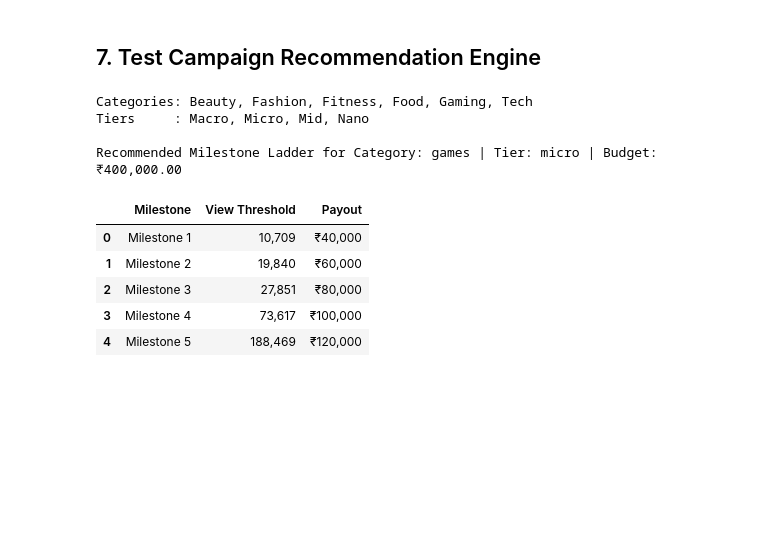
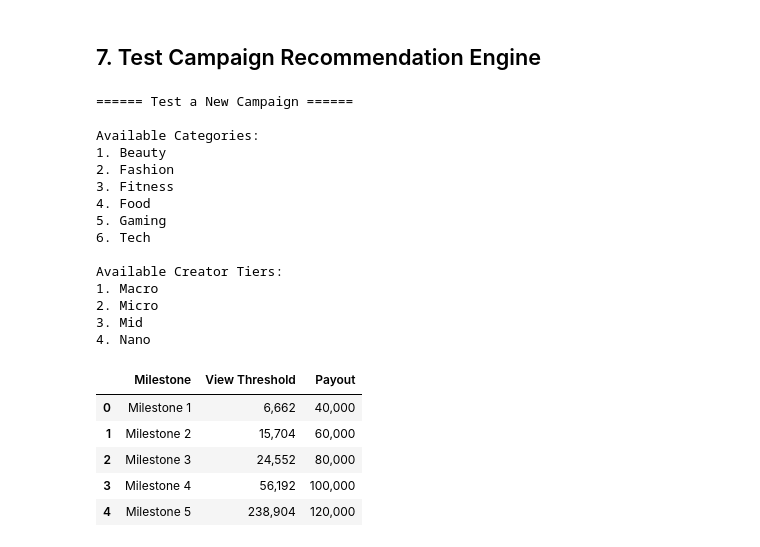
Before and after one commit to ahemedsh/Milestone-Optimization-for-Brand-Campaigns, a Jupyter notebook: notebook/Milestone_Optimization_for_Brand_Campaigns.ipynb, the cells around one changed output. Drawn from its saved outputs; the diff is of its cells as text; code cells hidden in the pictures; blank space fills up the shorter version.

```diff
--- a/notebook/Milestone_Optimization_for_Brand_Campaigns.ipynb
+++ b/notebook/Milestone_Optimization_for_Brand_Campaigns.ipynb
@@ -448,35 +448,63 @@ Backtesting Summary:
 # %% [markdown]
 ## 7. Test Campaign Recommendation Engine
 # %%
-cat_options = sorted(campaigns["category"].unique())
-tier_options = sorted(campaigns["target_creator_tier"].unique())
+import pandas as pd
 
-print("Categories:", ", ".join(cat_options))
-print("Tiers     :", ", ".join(tier_options))
+print("====== Test a New Campaign ======\n")
+
+categories = sorted(campaigns["category"].unique())
+print("Available Categories:")
+for idx, cat in enumerate(categories, 1):
+    print(f"{idx}. {cat}")
 
 try:
-    user_cat = input(f"\nEnter Category ({cat_options[0]}): ").strip() or cat_options[0]
-    user_tier = input(f"Enter Creator Tier ({tier_options[1]}): ").strip() or tier_options[1]
-    user_budget = float(input("Enter Campaign Budget (50000): ") or 50000)
+    cat_idx = int(input("\nSelect Category (number): ")) - 1
+    user_cat = categories[cat_idx]
 except Exception:
-    user_cat, user_tier, user_budget = "Gaming", "Micro", 50000.0
+    user_cat = "Gaming"
+
+tiers = ["Macro", "Micro", "Mid", "Nano"]
+print("\nAvailable Creator Tiers:")
+for idx, tier in enumerate(tiers, 1):
+    print(f"{idx}. {tier}")
+
+try:
+    tier_idx = int(input("\nSelect Creator Tier (number): ")) - 1
+    user_tier = tiers[tier_idx]
+except Exception:
+    user_tier = "Mid"
+
+try:
+    user_budget = float(input("\nEnter Campaign Budget: "))
+except Exception:
+    user_budget = 400000.0
 
 result = recommend_milestones(user_cat, user_tier, user_budget)
 
 formatted_result = result.copy()
 formatted_result["View Threshold"] = formatted_result["View Threshold"].apply(lambda x: f"{int(x):,}")
-formatted_result["Payout"] = formatted_result["Payout"].apply(lambda x: f"₹{int(x):,}")
+formatted_result["Payout"] = formatted_result["Payout"].apply(lambda x: f"{int(x):,}")
 
-print(f"\nRecommended Milestone Ladder for Category: {user_cat} | Tier: {user_tier} | Budget: ₹{user_budget:,.2f}")
 display(formatted_result)
 # %% [output]
-Categories: Beauty, Fashion, Fitness, Food, Gaming, Tech
-Tiers     : Macro, Micro, Mid, Nano
+====== Test a New Campaign ======
 
-Recommended Milestone Ladder for Category: games | Tier: micro | Budget: ₹400,000.00
+Available Categories:
+1. Beauty
+2. Fashion
+3. Fitness
+4. Food
+5. Gaming
+6. Tech
+
+Available Creator Tiers:
+1. Macro
+2. Micro
+3. Mid
+4. Nano
 |  | Milestone | View Threshold | Payout |
-| 0 | Milestone 1 | 10,709 | ₹40,000 |
-| 1 | Milestone 2 | 19,840 | ₹60,000 |
-| 2 | Milestone 3 | 27,851 | ₹80,000 |
-| 3 | Milestone 4 | 73,617 | ₹100,000 |
-| 4 | Milestone 5 | 188,469 | ₹120,000 |
+| 0 | Milestone 1 | 6,662 | 40,000 |
+| 1 | Milestone 2 | 15,704 | 60,000 |
+| 2 | Milestone 3 | 24,552 | 80,000 |
+| 3 | Milestone 4 | 56,192 | 100,000 |
+| 4 | Milestone 5 | 238,904 | 120,000 |
```
